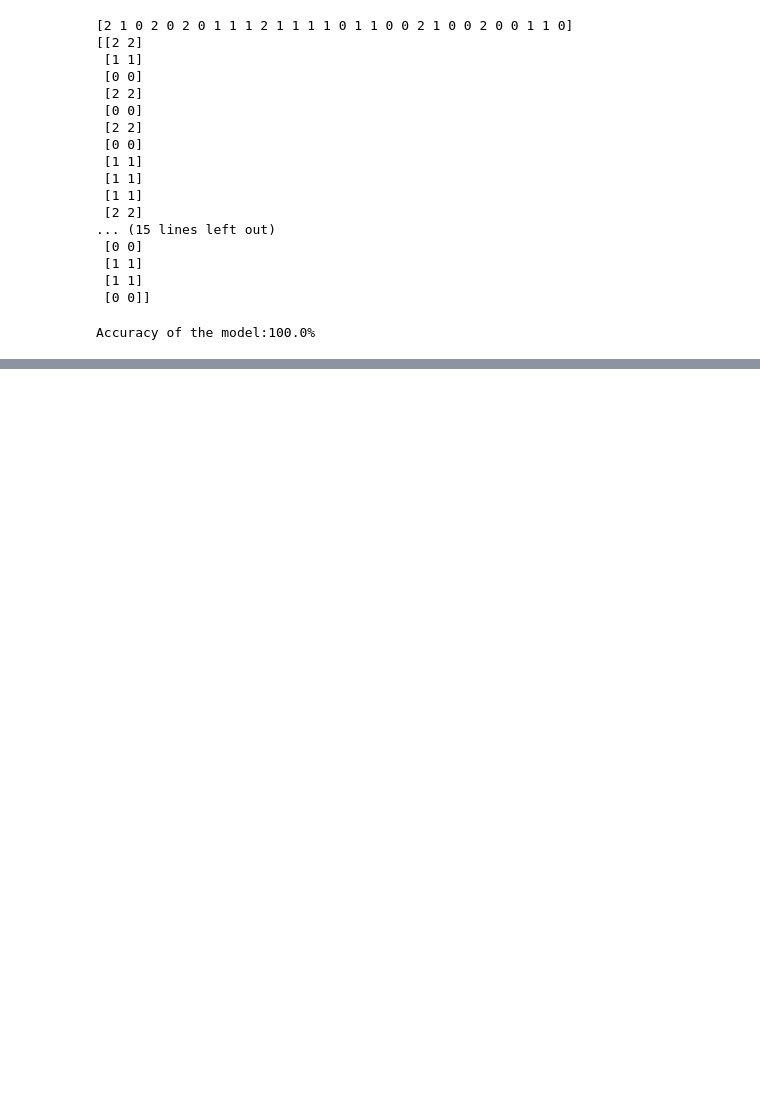
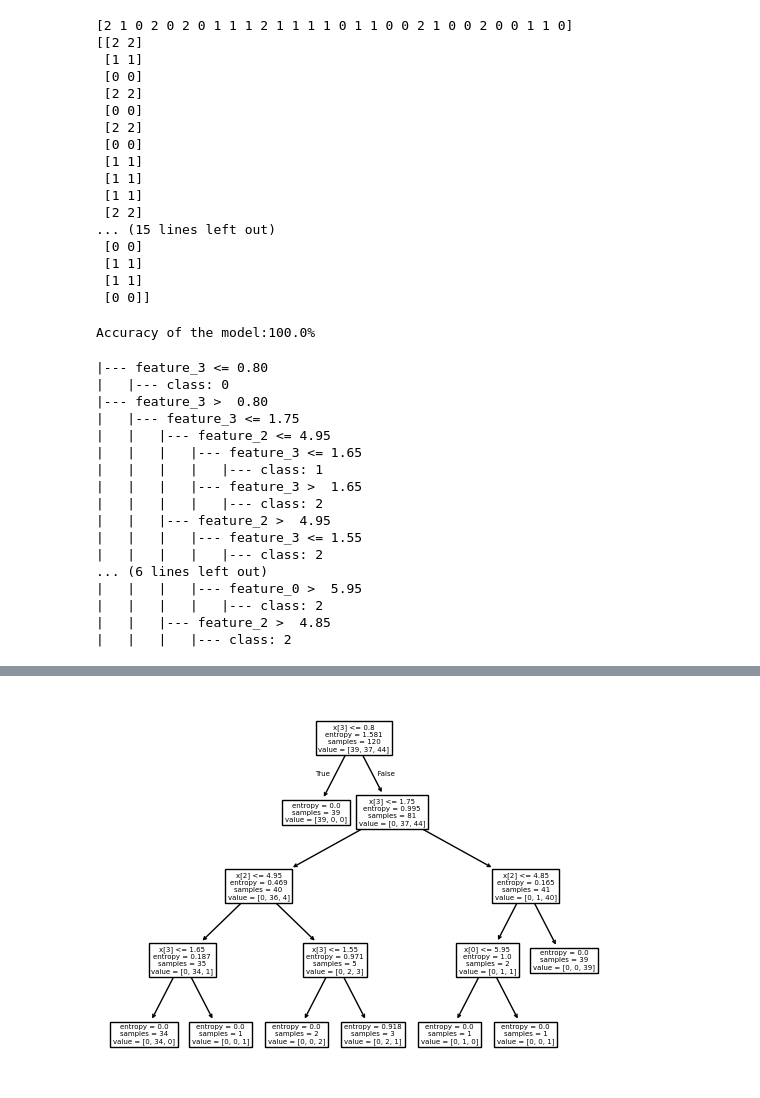
Before and after one commit to Siva1204Tharsh/Leaf-Iris-Species-Detection-using-DECISION-TREE, a Jupyter notebook: Leaf Iris Species Detection using DECISION TREE.ipynb, the cells around one changed output, grey strips where cells are left out. Saved outputs shown, nothing was run; the diff lists cells and outputs as text; code cells hidden in the pictures; blank space fills up the shorter version.

```diff
--- a/Leaf Iris Species Detection using DECISION TREE.ipynb
+++ b/Leaf Iris Species Detection using DECISION TREE.ipynb
@@ -98,3 +113,28 @@ from sklearn.metrics import accuracy_score
 print("Accuracy of the model:{0}%".format(accuracy_score(y_test,Y_pred)*100))
 # %% [output]
 Accuracy of the model:100.0%
+# %%
+#Decision making in decision tree
+from sklearn import tree
+text_representation = tree.export_text(model)
+print (text_representation)
+tree.plot_tree(model)
+tree
+# %% [output]
+|--- feature_3 <= 0.80
+|   |--- class: 0
+|--- feature_3 >  0.80
+|   |--- feature_3 <= 1.75
+|   |   |--- feature_2 <= 4.95
+|   |   |   |--- feature_3 <= 1.65
+|   |   |   |   |--- class: 1
+|   |   |   |--- feature_3 >  1.65
+|   |   |   |   |--- class: 2
+|   |   |--- feature_2 >  4.95
+|   |   |   |--- feature_3 <= 1.55
+|   |   |   |   |--- class: 2
+... (6 lines left out)
+|   |   |   |--- feature_0 >  5.95
+|   |   |   |   |--- class: 2
+|   |   |--- feature_2 >  4.85
+|   |   |   |--- class: 2
@@ -100,0 +142 @@ Accuracy of the model:100.0%
+[figure, added]
```
Also changed, not shown: parts of 2 cells of this notebook.
